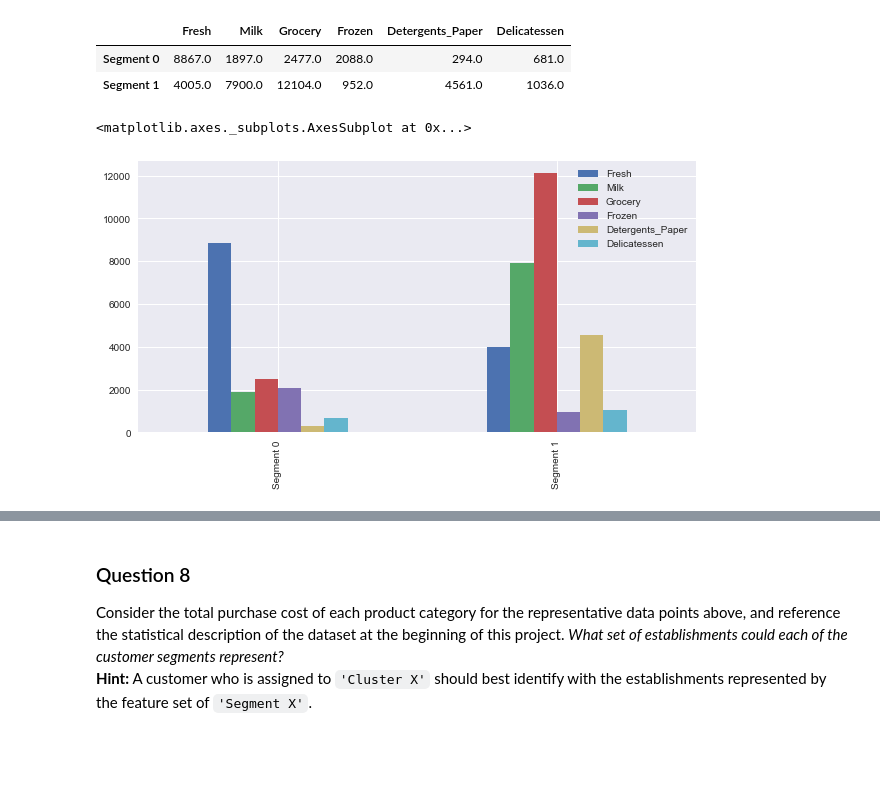
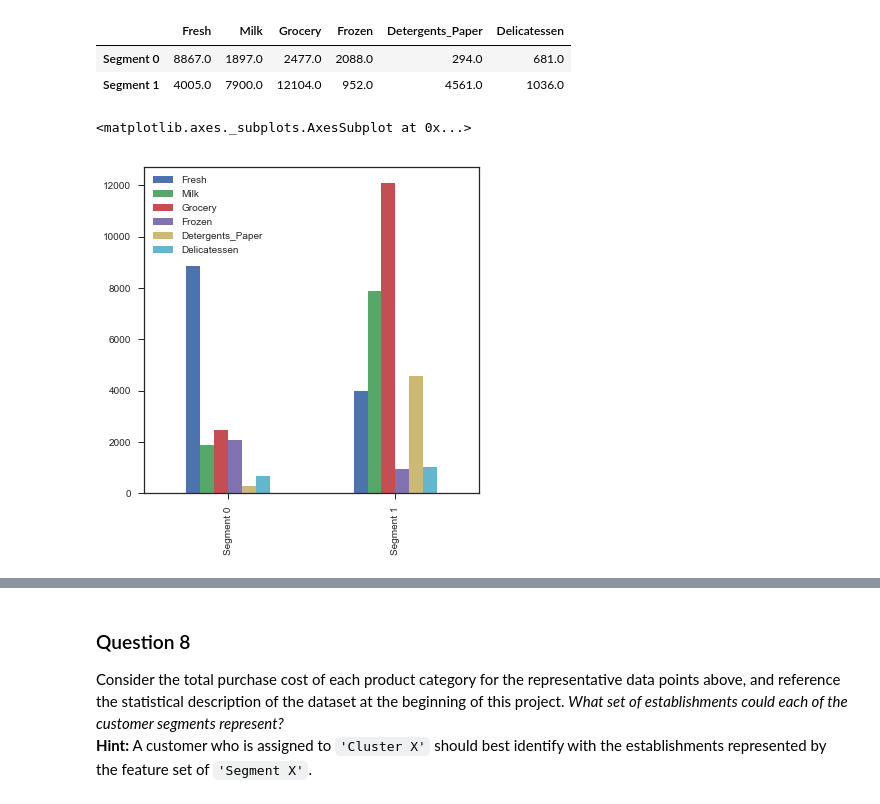
Before and after one commit to jirimanak/customer_segments, a Jupyter notebook: customer_segments.ipynb, the cells around one changed output, grey strips where cells are left out. Cells and saved outputs as stored; diff of their text form; code cells hidden in the pictures; blank space fills up the shorter version.

```diff
--- a/customer_segments.ipynb
+++ b/customer_segments.ipynb
@@ -410,0 +505,11 @@ g.map_offdiag(sns.kdeplot, cmap="Blues_d", n_levels=6);
+# %%
+import matplotlib.pyplot as plt
+import seaborn as sns
+# set plot style & color scheme
+sns.set_style('ticks')
+with sns.color_palette("Reds_r"):
+    # plot densities of log data
+    plt.figure(figsize=(8,4))
+    for col in data.columns:
+        sns.kdeplot(log_data[col], shade=True)
+    plt.legend(loc='best')
@@ -580,0 +714,12 @@ Name: Explained Variance, dtype: float64
+# %%
+from sklearn.decomposition import PCA
+
+# TODO: Apply PCA by fitting the good data with the same number of dimensions as features
+pca = PCA(n_components=6)
+pca.fit(log_data)
+
+# TODO: Transform log_samples using the PCA fit above
+pca_samples = pca.transform(log_samples)
+
+# Generate PCA results plot
+pca_results = vs.pca_results(log_data, pca)
@@ -580,0 +728,20 @@ Name: Explained Variance, dtype: float64
+# %%
+# create an x-axis variable for each pca component
+x = np.arange(1,7)
+
+# plot the cumulative variance
+plt.plot(x, np.cumsum(pca.explained_variance_ratio_), '-o', color='black')
+
+# plot the components' variance
+plt.bar(x, pca.explained_variance_ratio_, align='center', alpha=0.5)
+
+# plot styling
+plt.ylim(0, 1.05)
+plt.annotate('Cumulative explained variance',
+             xy=(3.7, .88), arrowprops=dict(arrowstyle='->'), xytext=(4.5, .6))
+for i,j in zip(x, np.cumsum(pca.explained_variance_ratio_)):
+    plt.annotate(str(j.round(4)),xy=(i+.2,j-.02))
+plt.xticks(range(1,7))
+plt.xlabel('PCA components')
+plt.ylabel('Explained Variance')
+plt.show()
@@ -819,8 +1045,8 @@ display(true_centers)
 # %%
 import seaborn as sns
 
 # Plot bar plot
-true_centers.plot(kind='bar', figsize=(10,5))
+true_centers.plot(kind='bar', figsize=(6,6))
 # %% [output]
 <matplotlib.axes._subplots.AxesSubplot at 0x...>
-[figure, old version]
+[figure, new version]
```
Also changed, not shown: parts of 43 cells of this notebook, 1 other file.
